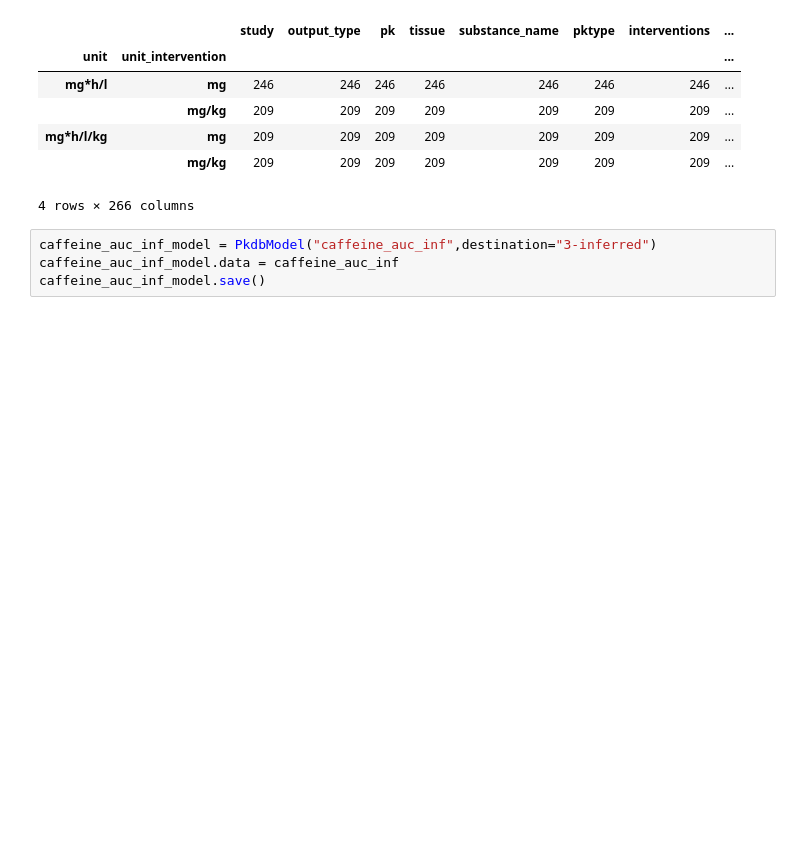
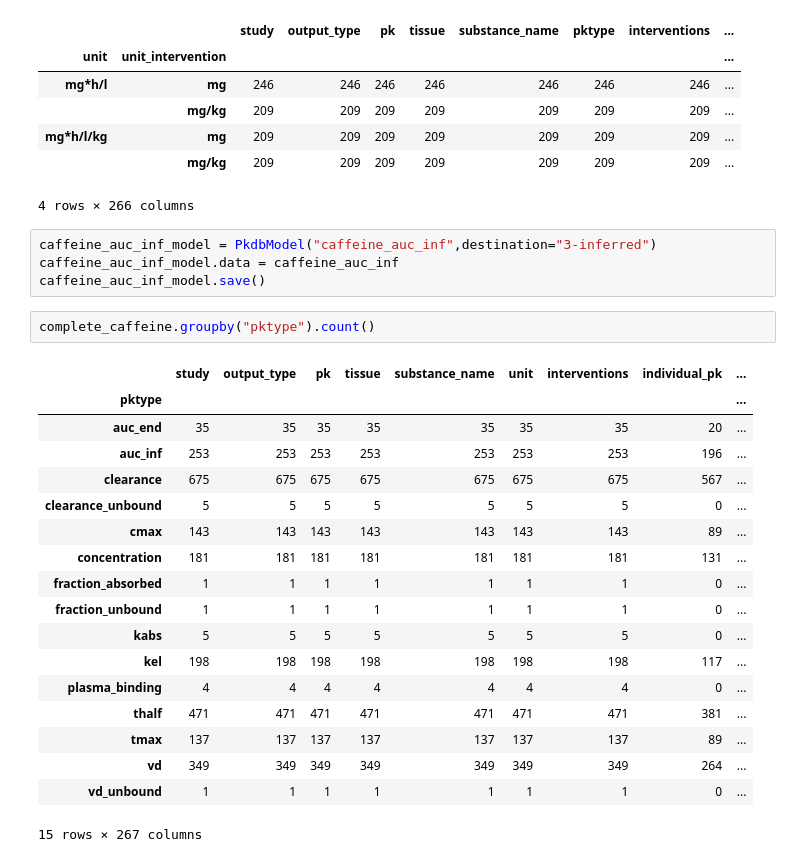
Before and after one commit to matthiaskoenig/pkdb_analysis, a Jupyter notebook: caffeine/02-Caffeine_Data_Infer.ipynb, the cells around one changed output. Saved outputs shown, nothing was run; the diff lists cells and outputs as text; blank space fills up the shorter version.

```diff
--- a/caffeine/02-Caffeine_Data_Infer.ipynb
+++ b/caffeine/02-Caffeine_Data_Infer.ipynb
@@ -339,3 +339,24 @@ caffeine_auc_inf.groupby(["unit","unit_intervention"]).count()
 caffeine_auc_inf_model = PkdbModel("caffeine_auc_inf",destination="3-inferred")
 caffeine_auc_inf_model.data = caffeine_auc_inf
 caffeine_auc_inf_model.save()
+# %%
+complete_caffeine.groupby("pktype").count()
+# %% [output]
+|  | study | output_type | pk | tissue | substance_name | unit | interventions | individual_pk | ... |
+| pktype |  |  |  |  |  |  |  |  | ... |
+| auc_end | 35 | 35 | 35 | 35 | 35 | 35 | 35 | 20 | ... |
+| auc_inf | 253 | 253 | 253 | 253 | 253 | 253 | 253 | 196 | ... |
+| clearance | 675 | 675 | 675 | 675 | 675 | 675 | 675 | 567 | ... |
+| clearance_unbound | 5 | 5 | 5 | 5 | 5 | 5 | 5 | 0 | ... |
+| cmax | 143 | 143 | 143 | 143 | 143 | 143 | 143 | 89 | ... |
+| concentration | 181 | 181 | 181 | 181 | 181 | 181 | 181 | 131 | ... |
+| fraction_absorbed | 1 | 1 | 1 | 1 | 1 | 1 | 1 | 0 | ... |
+| fraction_unbound | 1 | 1 | 1 | 1 | 1 | 1 | 1 | 0 | ... |
+| kabs | 5 | 5 | 5 | 5 | 5 | 5 | 5 | 0 | ... |
+| kel | 198 | 198 | 198 | 198 | 198 | 198 | 198 | 117 | ... |
+| plasma_binding | 4 | 4 | 4 | 4 | 4 | 4 | 4 | 0 | ... |
+| thalf | 471 | 471 | 471 | 471 | 471 | 471 | 471 | 381 | ... |
+| tmax | 137 | 137 | 137 | 137 | 137 | 137 | 137 | 89 | ... |
+| vd | 349 | 349 | 349 | 349 | 349 | 349 | 349 | 264 | ... |
+| vd_unbound | 1 | 1 | 1 | 1 | 1 | 1 | 1 | 0 | ... |
+15 rows × 267 columns
```
Also changed, not shown: parts of 5 cells of this notebook, 24 other files.
